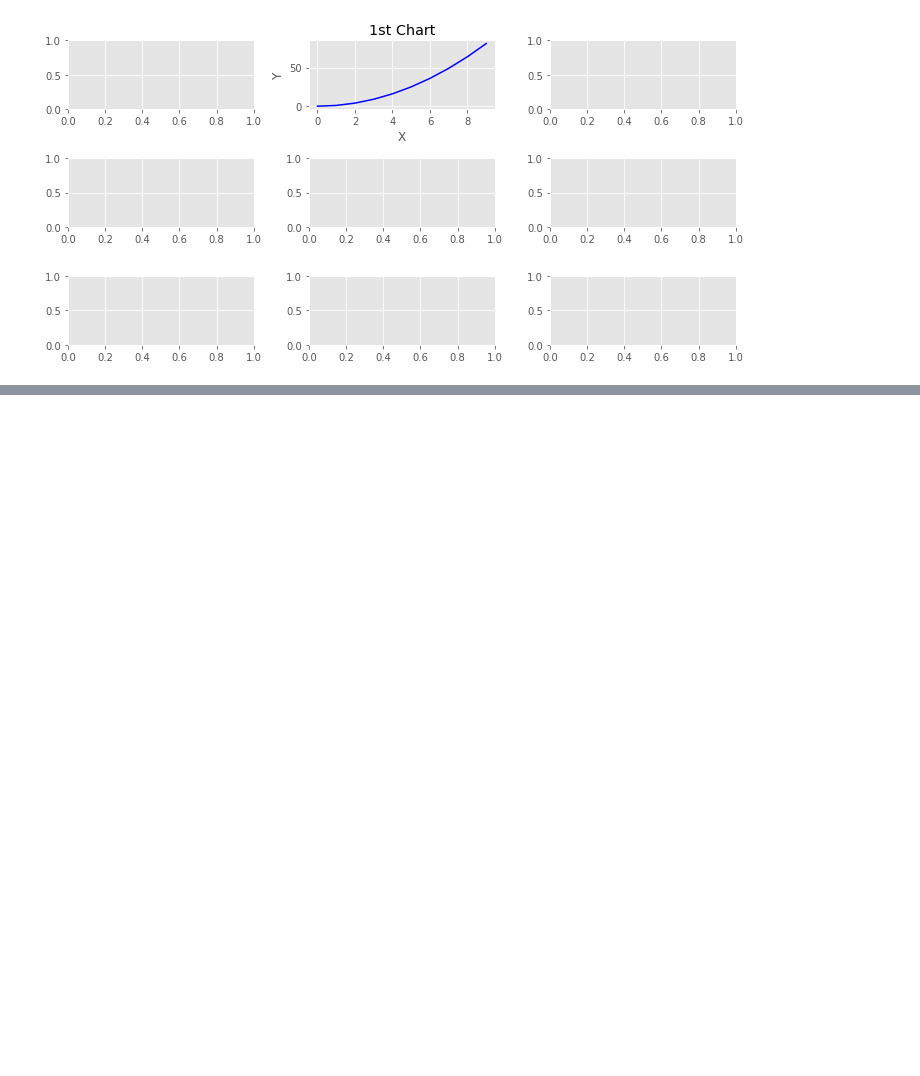
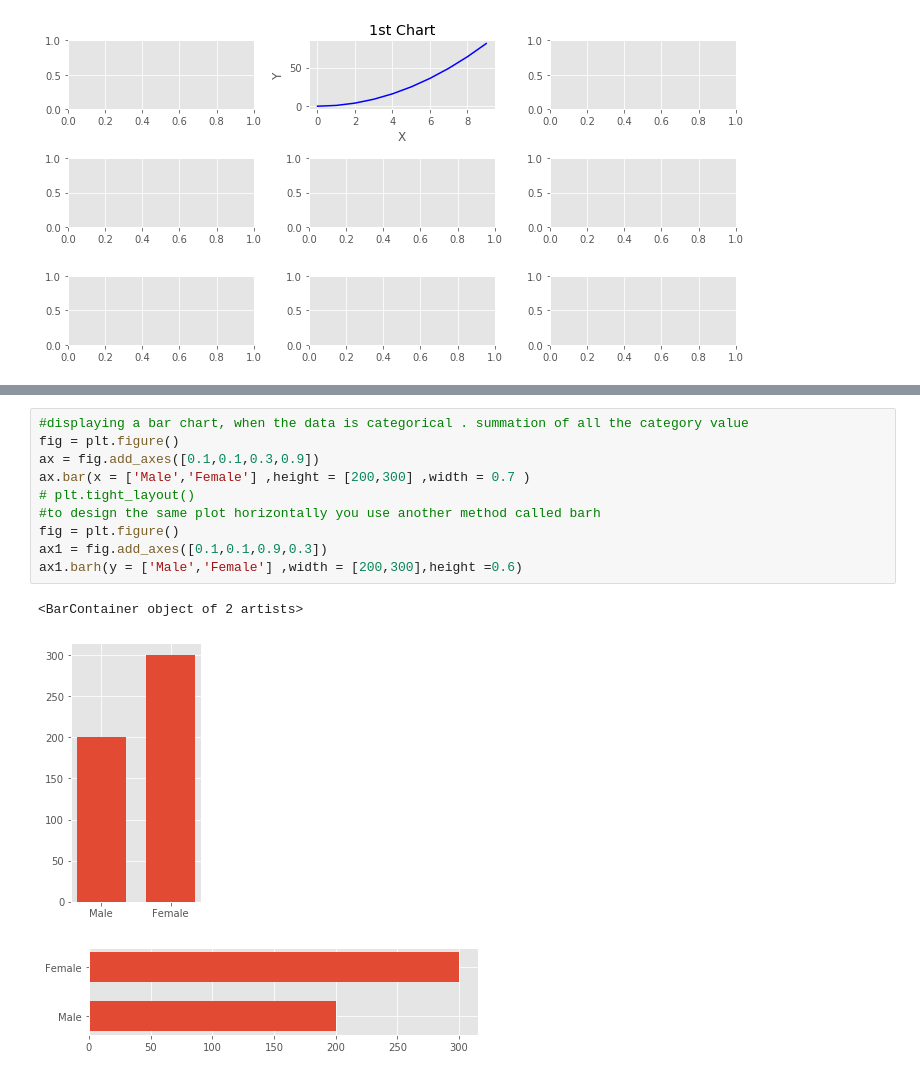
Before and after one commit to kazimosiurahman/Data_viz, a Jupyter notebook: data_viz.ipynb, the cells around one changed output, grey strips where cells are left out. Drawn from its saved outputs; the diff is of its cells as text; blank space fills up the shorter version.

```diff
--- a/data_viz.ipynb
+++ b/data_viz.ipynb
@@ -144,0 +156,14 @@ plt.tight_layout()
+# %%
+#displaying a bar chart, when the data is categorical . summation of all the category value
+fig = plt.figure()
+ax = fig.add_axes([0.1,0.1,0.3,0.9])
+ax.bar(x = ['Male','Female'] ,height = [200,300] ,width = 0.7 )
+# plt.tight_layout()
+#to design the same plot horizontally you use another method called barh
+fig = plt.figure()
+ax1 = fig.add_axes([0.1,0.1,0.9,0.3])
+ax1.barh(y = ['Male','Female'] ,width = [200,300],height =0.6)
+# %% [output]
+<BarContainer object of 2 artists>
+[figure, added]
+[figure, added]
```
Also changed, not shown: parts of 2 cells of this notebook.
